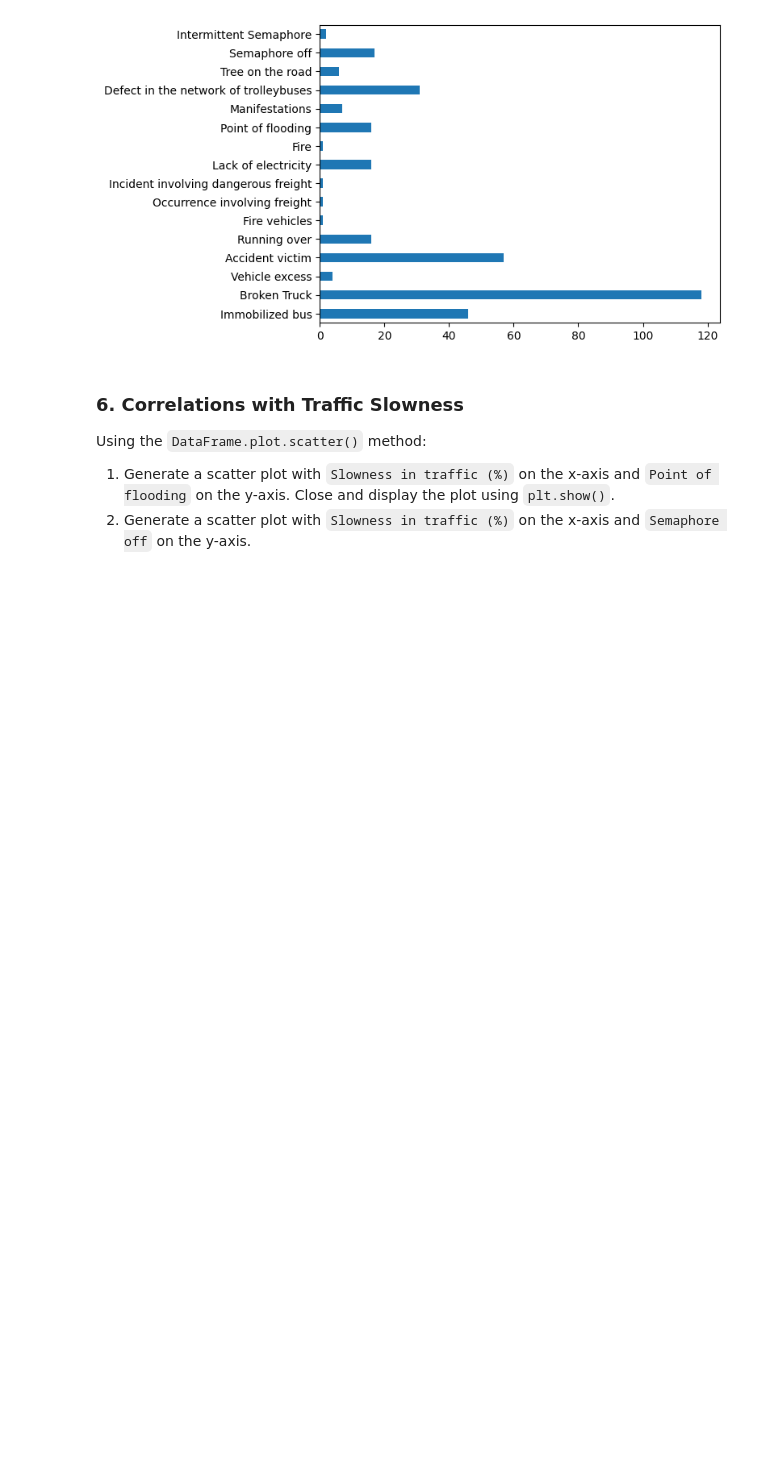
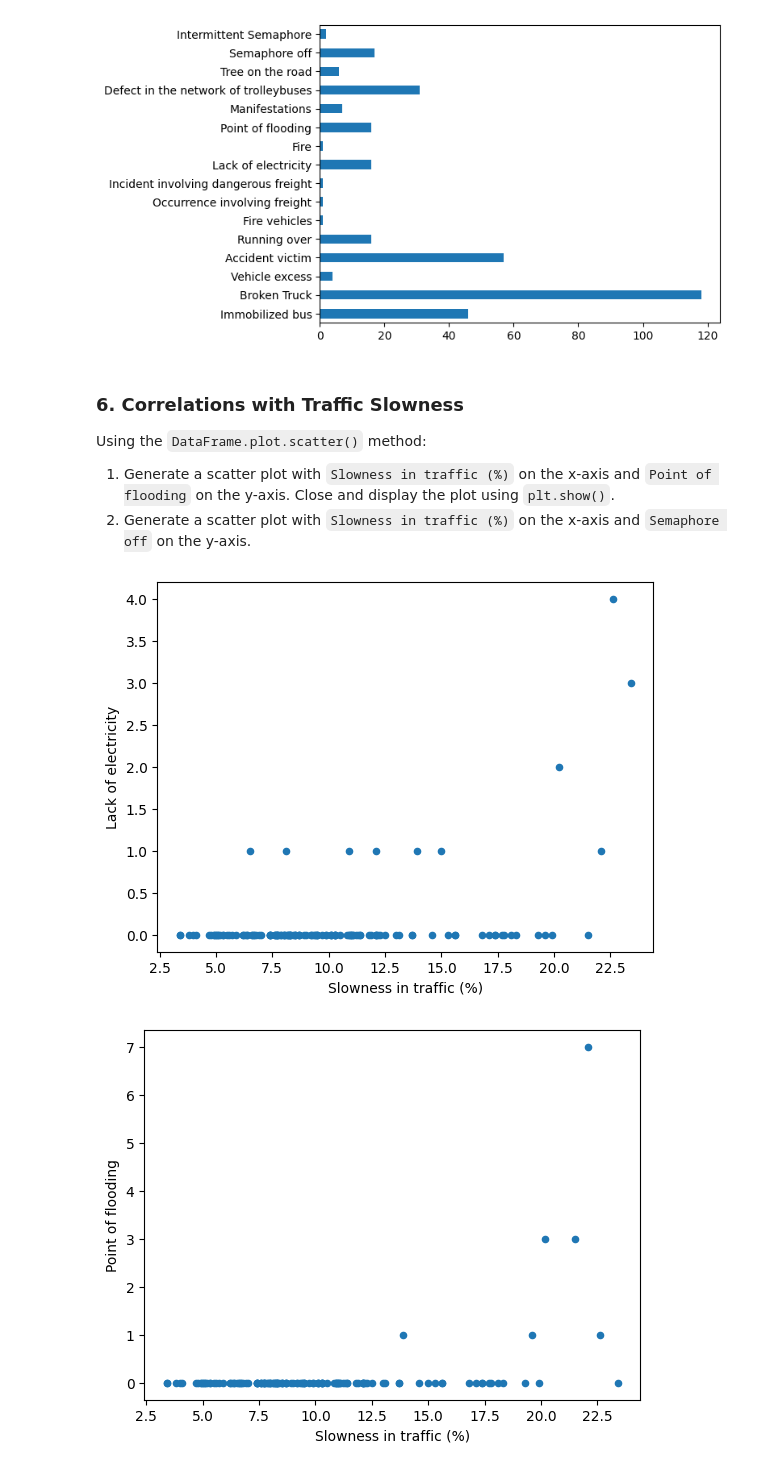
Before and after one commit to NasuYue/AB_testing_google_udemy, a Jupyter notebook: Part2_Intermediate-Python-and-Pandas/Data Visualization Fundamentals/Pandas Visualizations and Grid Charts/2.Traffic-Behavior-Dataset.ipynb, the cells around one changed output. Drawn from its saved outputs; the diff is of its cells as text; code cells hidden in the pictures; blank space fills up the shorter version.

```diff
--- a/Part2_Intermediate-Python-and-Pandas/Data Visualization Fundamentals/Pandas Visualizations and Grid Charts/2.Traffic-Behavior-Dataset.ipynb
+++ b/Part2_Intermediate-Python-and-Pandas/Data Visualization Fundamentals/Pandas Visualizations and Grid Charts/2.Traffic-Behavior-Dataset.ipynb
@@ -125,3 +125,11 @@ Using the `DataFrame.plot.scatter()` method:
 
 1. Generate a scatter plot with `Slowness in traffic (%)` on the x-axis and `Point of flooding` on the y-axis. Close and display the plot using `plt.show()`.
 2. Generate a scatter plot with `Slowness in traffic (%)` on the x-axis and `Semaphore off` on the y-axis.
+# %%
+traffic.plot.scatter(x='Slowness in traffic (%)',y='Lack of electricity')
+traffic.plot.scatter(x='Slowness in traffic (%)',y='Point of flooding')
+traffic.plot.scatter(x='Slowness in traffic (%)',y='Semaphore off')
+plt.show()
+# %% [output]
+[figure, added]
+[figure, added]
```
Also changed, not shown: parts of 2 cells of this notebook.
